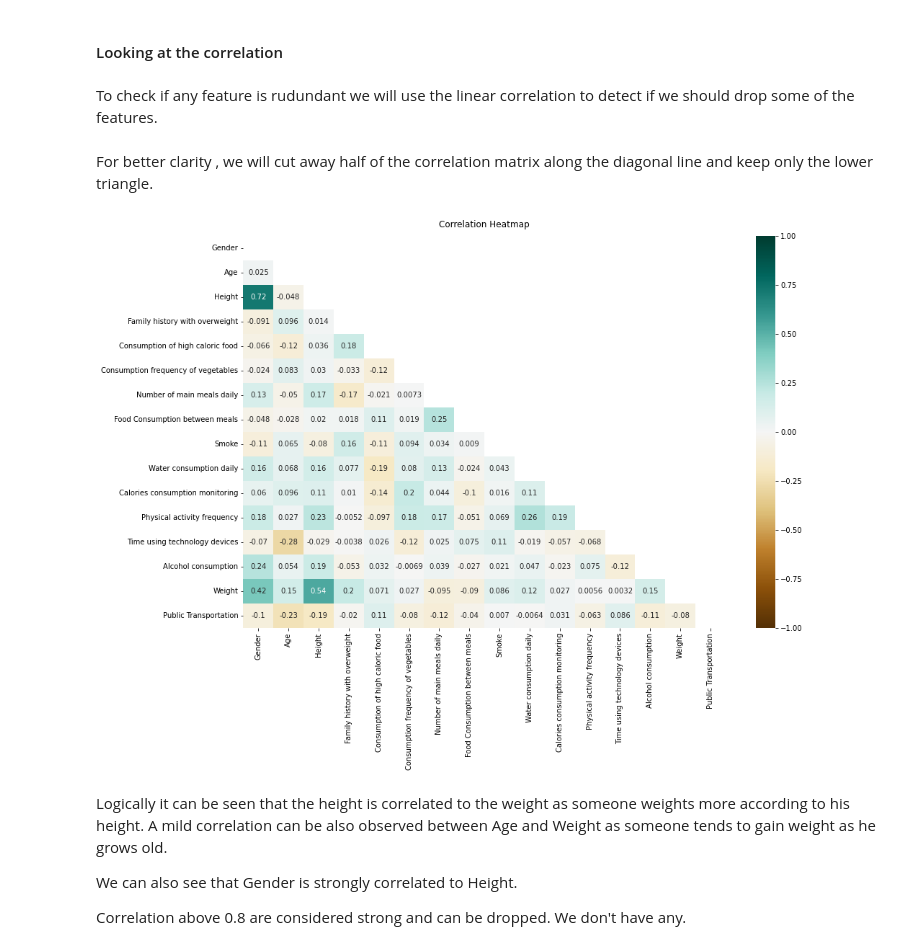
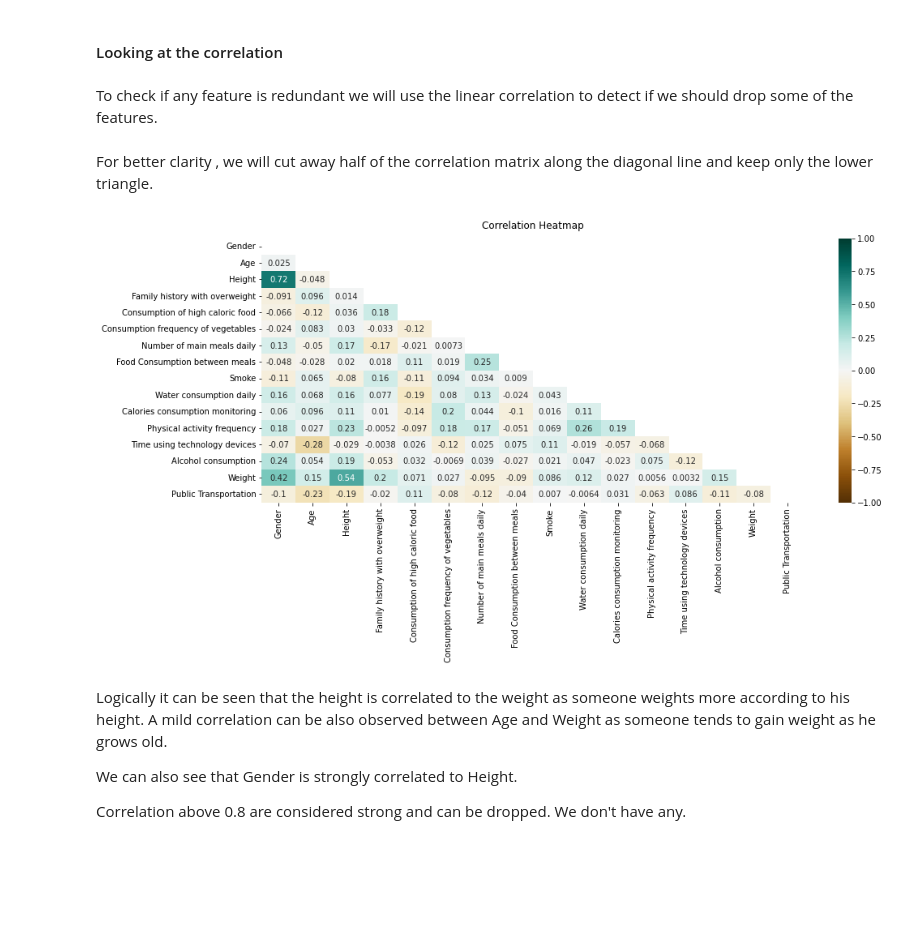
Before and after one commit to mwilk1904/Machine-Learning-Obesity-Prediction, a Jupyter notebook: Project's notebook.ipynb, the cells around one changed output. Drawn from its saved outputs; the diff is of its cells as text; code cells hidden in the pictures; blank space fills up the shorter version.

```diff
--- a/Project's notebook.ipynb
+++ b/Project's notebook.ipynb
@@ -442,16 +442,16 @@ df_encode.head()
 # %% [markdown]
 #### Looking at the correlation
 # %% [markdown]
-To check if any feature is rudundant we will use the linear correlation to detect if we should drop some of the features.
+To check if any feature is redundant we will use the linear correlation to detect if we should drop some of the features.
 # %% [markdown]
 For better clarity , we will cut away half of the correlation matrix along the diagonal line and keep only the lower triangle.
 # %%
-plt.figure(figsize=(15, 10))
+plt.figure(figsize=(15, 6))
 mask = np.triu(np.ones_like(df_encode.corr(), dtype=np.bool))
 heatmap = sns.heatmap(df_encode.corr(), mask=mask, vmin=-1, vmax=1, annot=True, cmap='BrBG')
 heatmap.set_title('Correlation Heatmap', fontdict={'fontsize':12}, pad=12);
 # %% [output]
-[figure, old version]
+[figure, new version]
 # %% [markdown]
 Logically it can be seen that the height is correlated to the weight as someone weights more according to his height. A mild correlation can be also observed between Age and Weight as someone tends to gain weight as he grows old.
 
```
Also changed, not shown: parts of 44 cells of this notebook, 3 other files.
